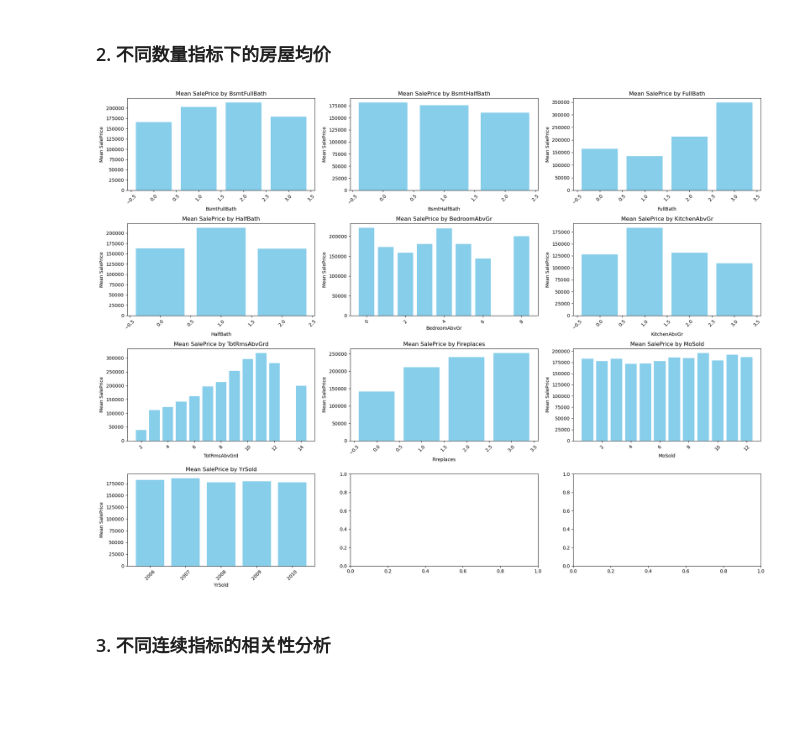
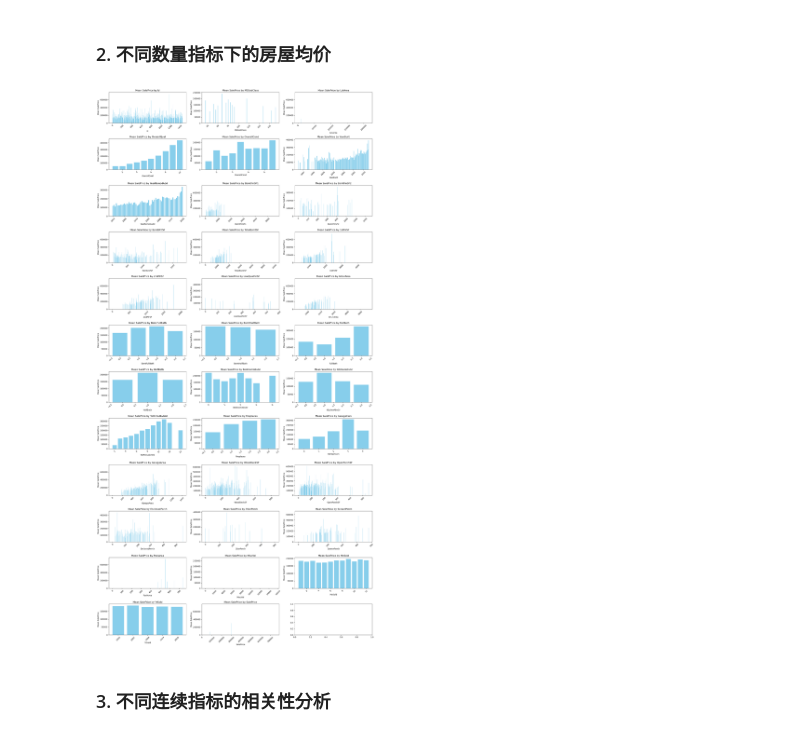
Before and after one commit to ROOKIE-AI/ML, a Jupyter notebook: Kaggle/房价 - 高级回归技术/model.ipynb, the cells around one changed output. Saved outputs shown, nothing was run; the diff lists cells and outputs as text; code cells hidden in the pictures; blank space fills up the shorter version.

```diff
--- a/Kaggle/房价 - 高级回归技术/model.ipynb
+++ b/Kaggle/房价 - 高级回归技术/model.ipynb
@@ -188,17 +188,12 @@ dtype: int64
 ## EDA (Exploratory Data Analysis)
 # %% [markdown]
 ### 1. 不同类型指标的房屋均价
+# %%
+# 选择多个分类标准
+categories = train_df.columns[(train_df.dtypes == np.dtype(np.object_)).values]  # type: ignore
 # %%
-# 选择多个分类标准
-categories = [
-    'MSSubClass', 'MSZoning', 'Neighborhood', 'BldgType', 'Heating', 'LotConfig',
-    'HouseStyle', 'Foundation', 'Exterior1st', 'Exterior2nd', 'RoofStyle', 'RoofMatl',
-    'MasVnrType', 'SaleType', 'SaleCondition', 'KitchenQual', 'GarageType',
-    'Alley', 'Street', 'GarageCond', 'PavedDrive', 'LandSlope'
-]
-
 # 创建一个图形对象和子图网格
-fig, axes = plt.subplots(nrows=6, ncols=4, figsize=(20, 20))
+fig, axes = plt.subplots(nrows=11, ncols=4, figsize=(20, 40))
 
 # 遍历每个分类标准
 for i, (category, ax) in enumerate(zip(categories, axes.reshape(-1))):
@@ -221,0 +217,13 @@ plt.show()
+# %%
+# 创建一个图形对象和子图网格
+fig, axes = plt.subplots(nrows=11, ncols=4, figsize=(20, 40))
+
+# 遍历每个分类标准
+for i, (category, ax) in enumerate(zip(categories, axes.reshape(-1))):
+    sns.boxplot(x=category, y='SalePrice', data=train_df, ax=ax)
+    ax.set_title('Price Distribution by Fence Type')
+    ax.tick_params(axis='x', rotation=45)  # x 轴标签旋转以避免重叠
+    # plt.show()
+# 自动调整子图布局
+plt.tight_layout()
+plt.show()
@@ -223,35 +233,29 @@ plt.show()
 ### 2. 不同数量指标下的房屋均价
 # %%
 # 选择多个分类标准
-categories = [
-    'BsmtFullBath', 'BsmtHalfBath','FullBath',
-    'HalfBath','BedroomAbvGr','KitchenAbvGr',
-    'TotRmsAbvGrd',  'Fireplaces', 'MoSold',
-    'YrSold'
-]
-
+categories = [name for name, t  in zip(train_df.columns, train_df.dtypes) if t is np.dtype(np.int64)]
 # 创建一个图形对象和子图网格
-fig, axes = plt.subplots(ncols=3, nrows=4, figsize=(20, 15))
+fig, axes = plt.subplots(ncols=3, nrows=12, figsize=(20, 40))
 
 # 遍历每个分类标准
 for i, (category, ax) in enumerate(zip(categories, axes.reshape(-1))):
     # 按分类标准进行分组并计算均价
     group_df = train_df.groupby(by=category).agg(mean_saleprice=('SalePrice', 'mean'))
 
     # 绘制条形图
     ax.bar(group_df.index, group_df['mean_saleprice'], color='skyblue')
 
     # 设置图表信息
     ax.set_title(f'Mean SalePrice by {category}')
     ax.set_xlabel(category)
     ax.set_ylabel('Mean SalePrice')
     ax.tick_params(axis='x', rotation=45)  # x 轴标签旋转以避免重叠
 
 # 自动调整子图布局
 plt.tight_layout()
 plt.show()
 # %% [output]
-[figure, old version]
+[figure, new version]
 # %% [markdown]
 ### 3. 不同连续指标的相关性分析
 # %%
```
Also changed, not shown: parts of 12 cells of this notebook, 19 other files.
